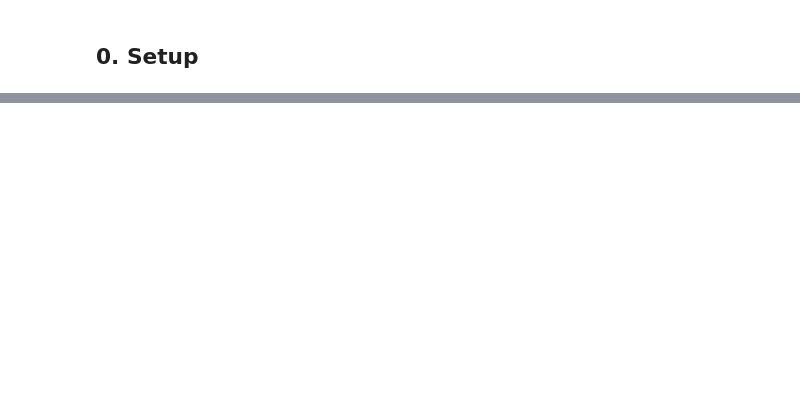
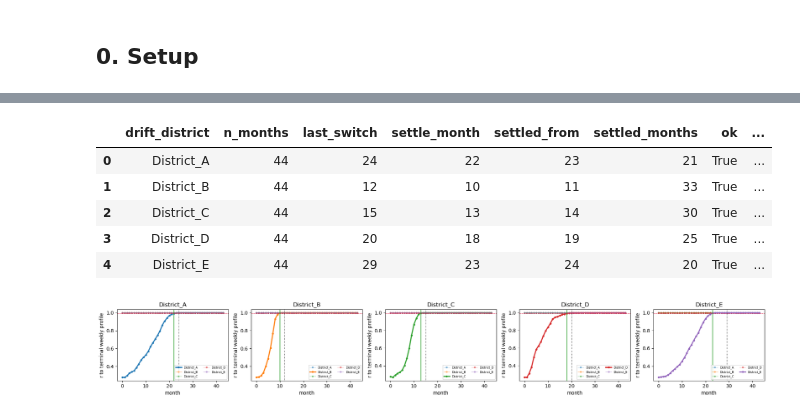
Before and after one commit to arthurhirez/FedCausal, a Jupyter notebook: notebooks/0_prospection/fedwater_lab/mixture_lab.ipynb, the cells around one changed output, grey strips where cells are left out. Cells and saved outputs as stored; diff of their text form; code cells hidden in the pictures; blank space fills up the shorter version.

```diff
--- a/notebooks/0_prospection/fedwater_lab/mixture_lab.ipynb
+++ b/notebooks/0_prospection/fedwater_lab/mixture_lab.ipynb
@@ -262,5 +26,0 @@ sensors that can carry a *quantified* dependence statement rather than just a si
-# %%
-fig, axes = plt.subplots(len(tgts), 1, figsize=(10, 2.9 * len(tgts)))
-for ax, d in zip(np.atleast_1d(axes), tgts):
-    mp.plot_mixture_bars(RES, d, "flow", top=150, ax=ax)
-plt.tight_layout(); plt.show()
@@ -507,12 +26,0 @@ display(pd.DataFrame(rows).round(3))
-# %%
-for net, r in ALL.items():
-    d = OUT / f"{net}_beta{BETA}"
-    d.mkdir(parents=True, exist_ok=True)
-    r["mixture"].to_parquet(d / "mixture.parquet", index=False)
-    r["gains"].to_parquet(d / "gains.parquet", index=False)
-    r["G"].to_csv(d / "gain_matrix.csv")
-    mp.dependence_matrix(r, "flow", top=5).to_csv(d / "dependence_flow.csv")
-    mp.dependence_matrix(r, "pressure", top=5, use="all").to_csv(d / "dependence_pressure.csv")
-    mp.zones(r, "flow").to_csv(d / "zones_flow.csv", index=False)
-    mp.mixture_diagnostics(r).to_csv(d / "diagnostics.csv", index=False)
-    print(net, "->", d)
@@ -557,0 +51,14 @@ checked against.
+# %%
+CFG = ls.SweepCfg(
+    networks=("ky7", "dtown", "graeme"),
+    betas=(0.0, 0.15, 0.25, 0.35, 0.40, 0.50),
+    districts=None, to_land_use="industrial", to_income="low",
+    n_months=44, days_per_month=14, warmup_months=2,
+    max_neighbors_per_month=8, growth_chance=1.0,
+    drift_ramp_days=7, seasonality_scale=0.0)
+
+NETWORK, BETA = "dtown", 0.35
+NULL_FACTOR, CORE_PURITY = 1.5, 0.85      # tiering only; §6 uses no threshold
+
+PROBES = mp.load_cells(NETWORK, BETA, CFG, ROOT, SWEEP)
+print(f"{NETWORK} @ beta={BETA}: {len(PROBES)} worlds ->", sorted(PROBES))
@@ -557,0 +74,19 @@ checked against.
+# %%
+H = mp.horizon_check(PROBES)
+display(H)
+if not H["ok"].all():
+    print(">>> rerun the sweep with a longer n_months before going further.")
+
+tgts = sorted(PROBES)
+fig, axes = plt.subplots(1, len(tgts), figsize=(3.9 * len(tgts), 3.0), squeeze=False)
+for ax, d in zip(axes[0], tgts):
+    mp.plot_settle(PROBES[d], ax=ax); ax.set_title(d)
+plt.tight_layout(); plt.show()
+# %% [output]
+|  | drift_district | n_months | last_switch | settle_month | settled_from | settled_months | ok | ... |
+| 0 | District_A | 44 | 24 | 22 | 23 | 21 | True | ... |
+| 1 | District_B | 44 | 12 | 10 | 11 | 33 | True | ... |
+| 2 | District_C | 44 | 15 | 13 | 14 | 30 | True | ... |
+| 3 | District_D | 44 | 20 | 18 | 19 | 25 | True | ... |
+| 4 | District_E | 44 | 29 | 23 | 24 | 20 | True | ... |
+[figure, added]
```
Also changed, not shown: parts of 60 cells of this notebook, 3 other files.
